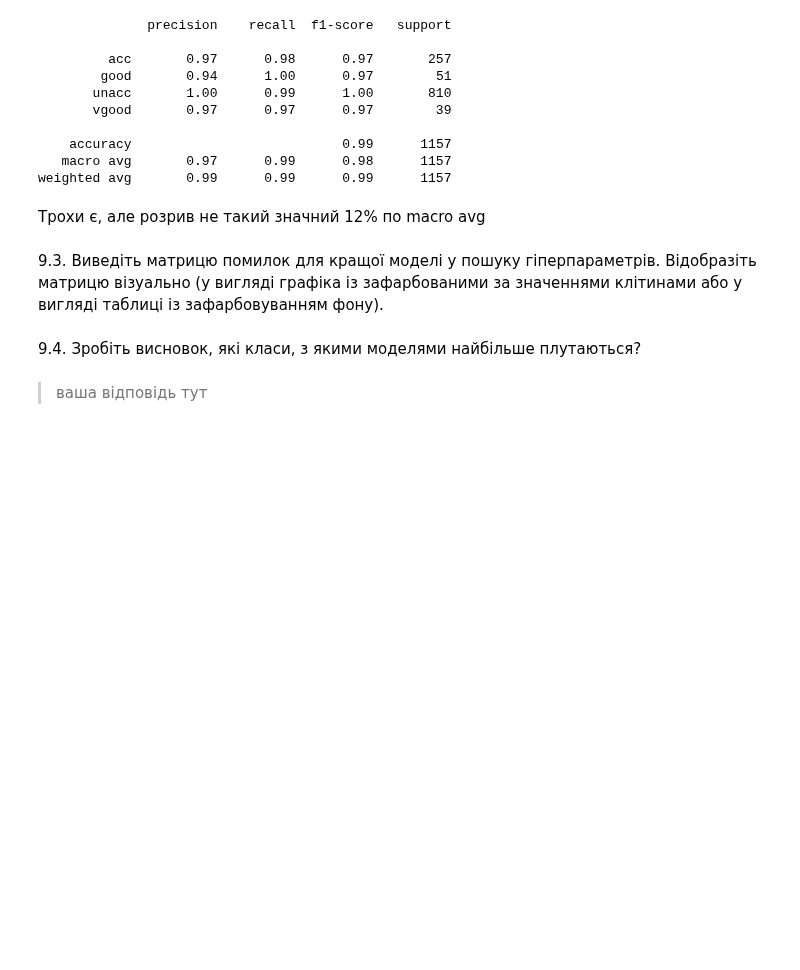
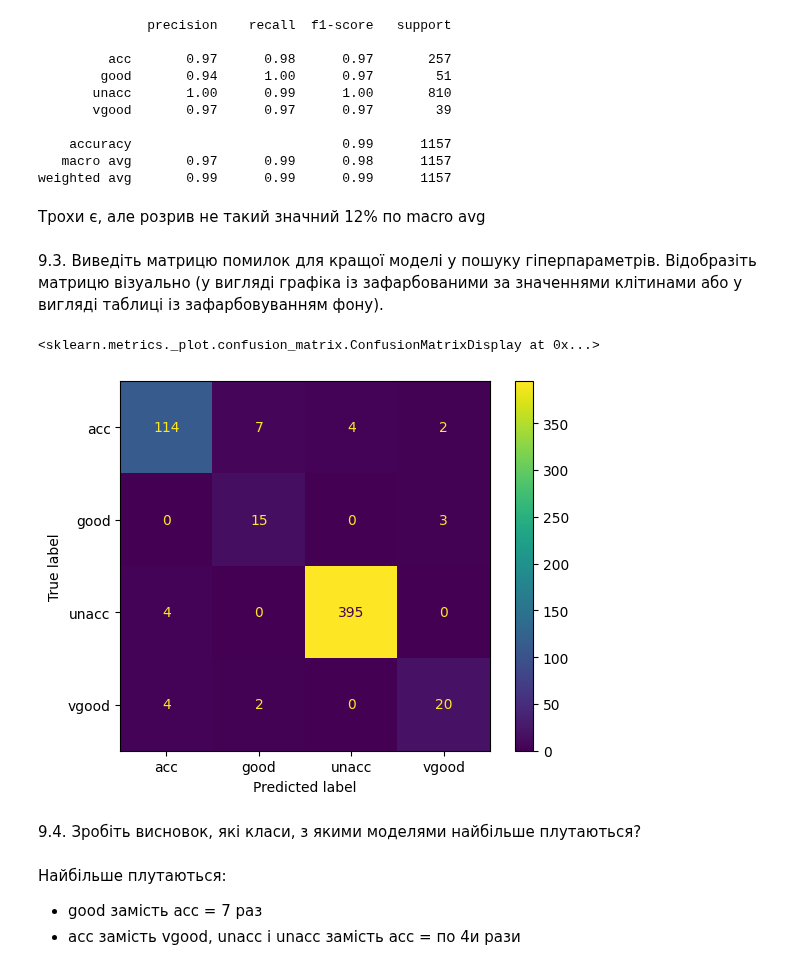
Before and after one commit to dmytrovelychko/rd_ds_python, a Jupyter notebook: hw_5.ipynb, the cells around one changed output. Drawn from its saved outputs; the diff is of its cells as text; code cells hidden in the pictures; blank space fills up the shorter version.

```diff
--- a/hw_5.ipynb
+++ b/hw_5.ipynb
@@ -490,4 +488,14 @@ weighted avg       0.99      0.99      0.99      1157
+# %%
+cm = confusion_matrix(y_test, hyper_dt_y_pred, labels=search.classes_)
+disp = ConfusionMatrixDisplay(confusion_matrix=cm,
+                              display_labels=search.classes_)
+disp.plot()
+# %% [output]
+<sklearn.metrics._plot.confusion_matrix.ConfusionMatrixDisplay at 0x...>
+[figure, added]
 # %% [markdown]
 9.4. Зробіть висновок, які класи, з якими моделями найбільше плутаються?
-# %% [markdown]
->ваша відповідь тут
+# %% [markdown]
+Найбільше плутаються:
+- good замість acc = 7 раз
+- acc замість vgood, unacc і unacc замість acc = по 4и рази
```
Also changed, not shown: parts of 2 cells of this notebook.
